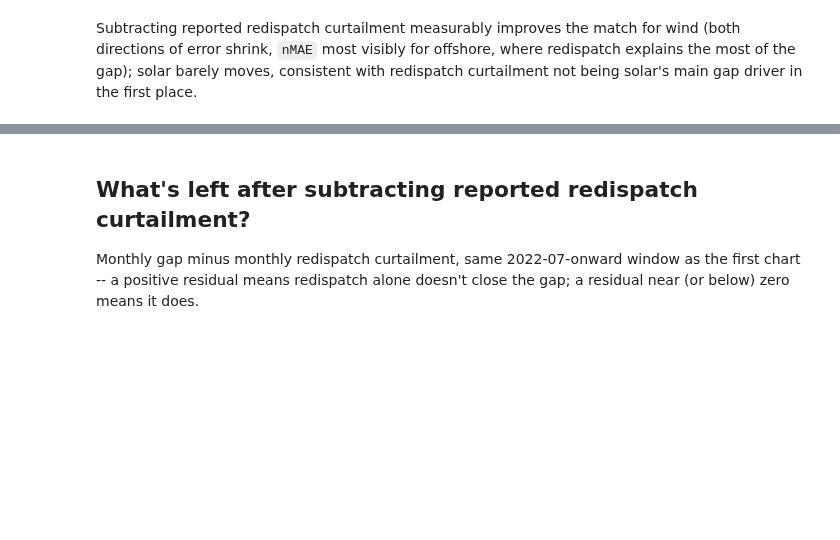
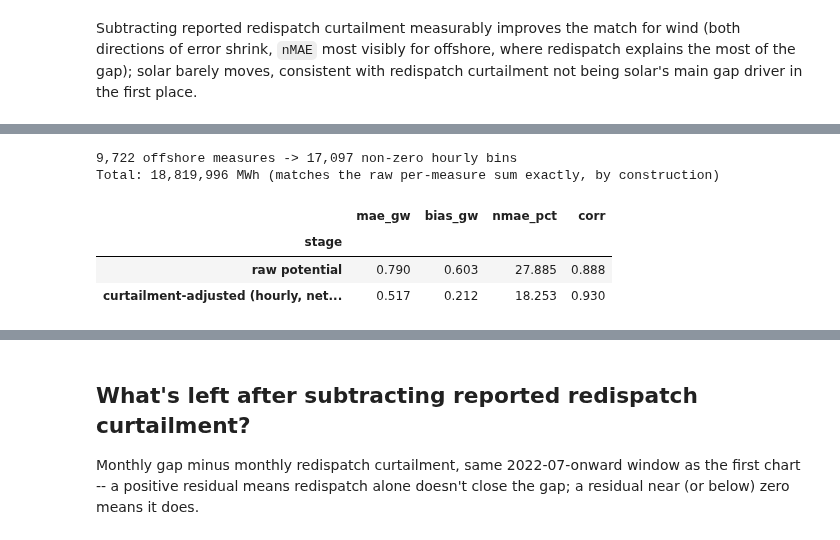
Before and after one commit to cgroll/pecd-power-validity-DE, a Jupyter notebook: book/notebooks/17_analyse_curtailment_gap.ipynb, the cells around one changed output, grey strips where cells are left out. Saved outputs shown, nothing was run; the diff lists cells and outputs as text; code cells hidden in the pictures; blank space fills up the shorter version.

```diff
--- a/book/notebooks/17_analyse_curtailment_gap.ipynb
+++ b/book/notebooks/17_analyse_curtailment_gap.ipynb
@@ -227,0 +245,40 @@ gap driver in the first place.
+# %%
+measures = load_redispatch_measures(paths.redispatch_measures_file)
+offshore_reduction = measures.loc[(measures["direction"] == "reduction") & (measures["tech"] == "offshore_wind")]
+
+hourly_curtailment_mwh = distribute_to_hourly(offshore_reduction["start"], offshore_reduction["end"], offshore_reduction["mwh"])
+print(f"{len(offshore_reduction):,} offshore measures -> {len(hourly_curtailment_mwh):,} non-zero hourly bins")
+print(f"Total: {hourly_curtailment_mwh.sum():,.0f} MWh (matches the raw per-measure sum exactly, by construction)")
+# %% [output]
+9,722 offshore measures -> 17,097 non-zero hourly bins
+Total: 18,819,996 MWh (matches the raw per-measure sum exactly, by construction)
+# %%
+NETZTRANSPARENZ_WINDOW = df.loc["2021-01-01":"2025-12-31"].index
+offshore_hourly = df.loc[NETZTRANSPARENZ_WINDOW, ["potential_wind_offshore_mw", "wind_offshore_mw"]].copy()
+# Reindex (not join) so hours with zero curtailment -- the overwhelming
+# majority -- correctly become 0, not a dropped/missing row.
+offshore_hourly["curtailment_mw"] = hourly_curtailment_mwh.reindex(NETZTRANSPARENZ_WINDOW, fill_value=0.0)
+offshore_hourly["adjusted_potential_mw"] = offshore_hourly["potential_wind_offshore_mw"] - offshore_hourly["curtailment_mw"]
+offshore_hourly = offshore_hourly.dropna()
+
+
+def match_quality_gw(observed_mw: pd.Series, modeled_mw: pd.Series) -> dict:
+    err_gw = (modeled_mw - observed_mw) / 1000
+    return {
+        "mae_gw": err_gw.abs().mean(),
+        "bias_gw": err_gw.mean(),
+        "nmae_pct": err_gw.abs().mean() / (observed_mw.mean() / 1000) * 100,
+        "corr": modeled_mw.corr(observed_mw),
+    }
+
+
+hourly_match = pd.DataFrame([
+    {"stage": "raw potential", **match_quality_gw(offshore_hourly["wind_offshore_mw"], offshore_hourly["potential_wind_offshore_mw"])},
+    {"stage": "curtailment-adjusted (hourly, netztransparenz, 2021-2025)", **match_quality_gw(offshore_hourly["wind_offshore_mw"], offshore_hourly["adjusted_potential_mw"])},
+]).set_index("stage")
+hourly_match.round(3)
+# %% [output]
+|  | mae_gw | bias_gw | nmae_pct | corr |
+| stage |  |  |  |  |
+| raw potential | 0.790 | 0.603 | 27.885 | 0.888 |
+| curtailment-adjusted (hourly, net... | 0.517 | 0.212 | 18.253 | 0.930 |
```
Also changed, not shown: parts of 6 cells of this notebook, 7 other files.
